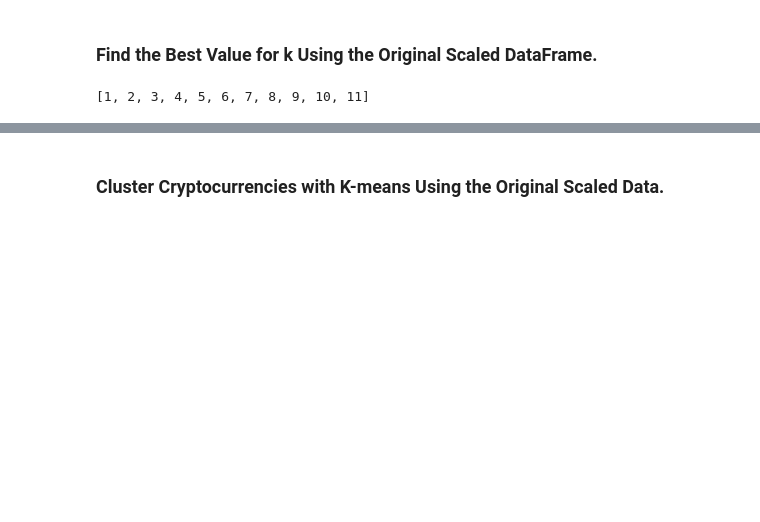
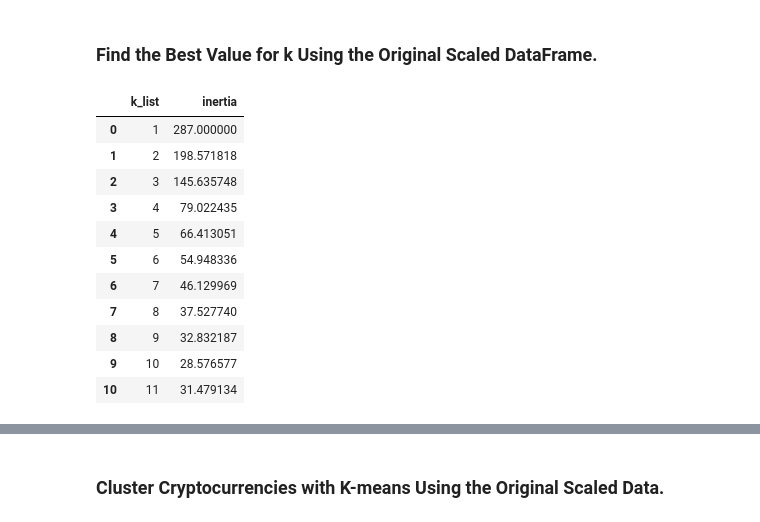
Before and after one commit to ncmoliver/CryptoClustering, a Jupyter notebook: Crypto_Clustering.ipynb, the cells around one changed output, grey strips where cells are left out. Saved outputs shown, nothing was run; the diff lists cells and outputs as text; code cells hidden in the pictures; blank space fills up the shorter version.

```diff
--- a/Crypto_Clustering.ipynb
+++ b/Crypto_Clustering.ipynb
@@ -65,30 +65,45 @@ market_scaled_df.head()
 # %%
 # Create a list with the number of k-values to try
 # Use a range from 1 to 11
 k_list = list(range(1, 12))
 
 # Create an empty list to store the inertia values
 inertia = []
 
 # Create a for loop to compute the inertia with each possible value of k
 # Inside the loop:
 for i in k_list:
 # 1. Create a KMeans model using the loop counter for the n_clusters
     model = KMeans(n_clusters=i)
 # 2. Fit the model to the data using the scaled DataFrame
     model.fit(market_scaled_df)
 # 3. Append the model.inertia_ to the inertia list
     inertia.append(model.inertia_)
 
 # Create a dictionary with the data to plot the Elbow curve
-
+elbow_data = {
+    "k_list": k_list,
+    "inertia": inertia
+}
 
 # Create a DataFrame with the data to plot the Elbow curve
-
+elbow_df = pd.DataFrame(elbow_data)
 
 # Display the DataFrame
+elbow_df
 # %% [output]
-[1, 2, 3, 4, 5, 6, 7, 8, 9, 10, 11]
+|  | k_list | inertia |
+| 0 | 1 | 287.000000 |
+| 1 | 2 | 198.571818 |
+| 2 | 3 | 145.635748 |
+| 3 | 4 | 79.022435 |
+| 4 | 5 | 66.413051 |
+| 5 | 6 | 54.948336 |
+| 6 | 7 | 46.129969 |
+| 7 | 8 | 37.527740 |
+| 8 | 9 | 32.832187 |
+| 9 | 10 | 28.576577 |
+| 10 | 11 | 31.479134 |
 # %%
 # Plot a line chart with all the inertia values computed with
 # the different values of k to visually identify the optimal value for k.
```
Also changed, not shown: parts of 16 cells of this notebook.
